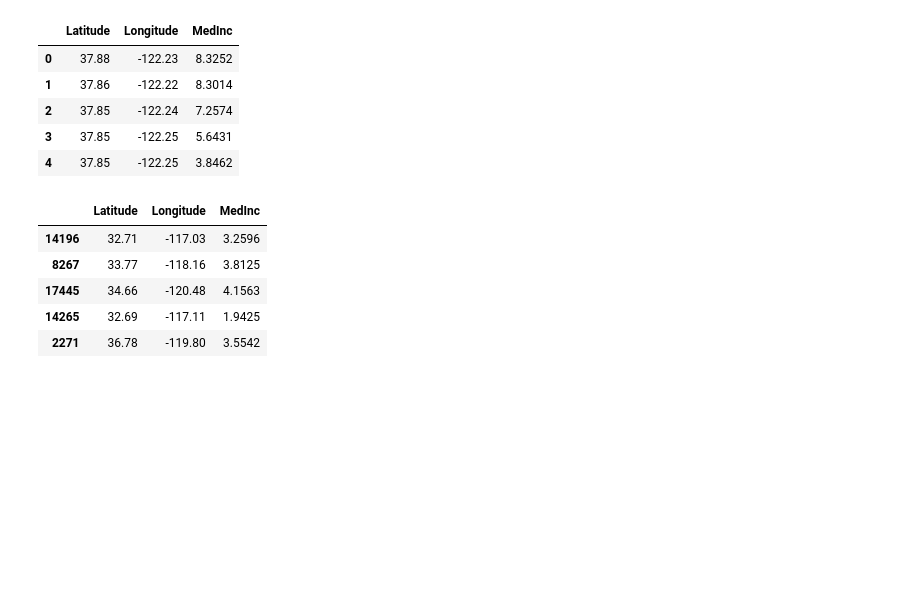
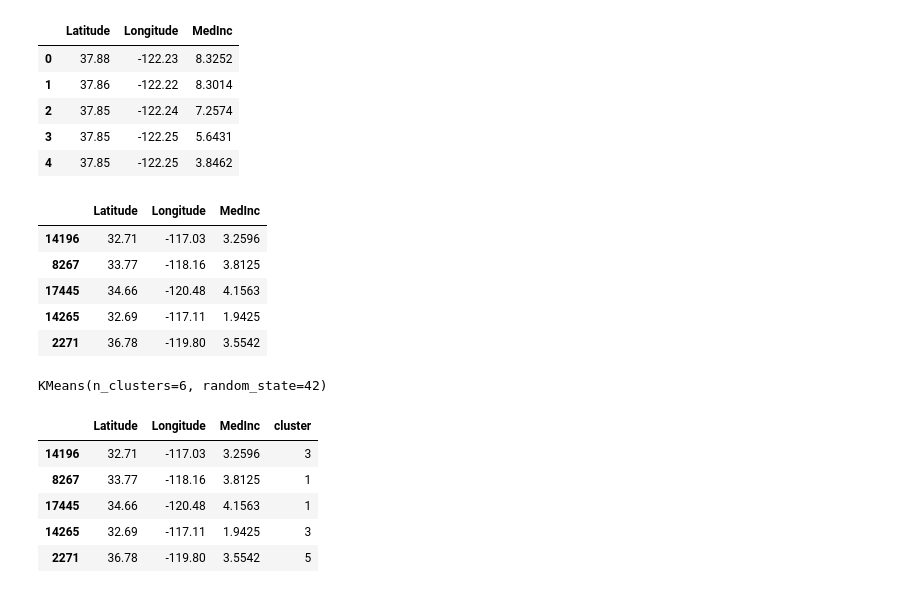
Before and after one commit to 4GeeksAcademy/machine-learning-python-template_Unsupervised_learning_ds_13_david, a Jupyter notebook: src/explore.ipynb, the cells around one changed output. Cells and saved outputs as stored; diff of their text form; code cells hidden in the pictures; blank space fills up the shorter version.

```diff
--- a/src/explore.ipynb
+++ b/src/explore.ipynb
@@ -47,3 +56,24 @@ X_train.head()
 | 17445 | 34.66 | -120.48 | 4.1563 |
 | 14265 | 32.69 | -117.11 | 1.9425 |
 | 2271 | 36.78 | -119.80 | 3.5542 |
+# %%
+# Clasifica los datos en 6 clusters utilizando, para ello, el modelo K-Means.
+model_unsup = KMeans(n_clusters = 6, n_init = "auto", random_state = 42)
+
+# Entrena al modelo
+model_unsup.fit(X_train)
+# %% [output]
+KMeans(n_clusters=6, random_state=42)
+# %%
+# A continuación, almacena el cluster al que pertenece cada casa como una columna nueva del dataset
+
+y_train = list(model_unsup.labels_)
+X_train["cluster"] = y_train
+X_train.head()
+# %% [output]
+|  | Latitude | Longitude | MedInc | cluster |
+| 14196 | 32.71 | -117.03 | 3.2596 | 3 |
+| 8267 | 33.77 | -118.16 | 3.8125 | 1 |
+| 17445 | 34.66 | -120.48 | 4.1563 | 1 |
+| 14265 | 32.69 | -117.11 | 1.9425 | 3 |
+| 2271 | 36.78 | -119.80 | 3.5542 | 5 |
```
Also changed, not shown: parts of 2 cells of this notebook.
